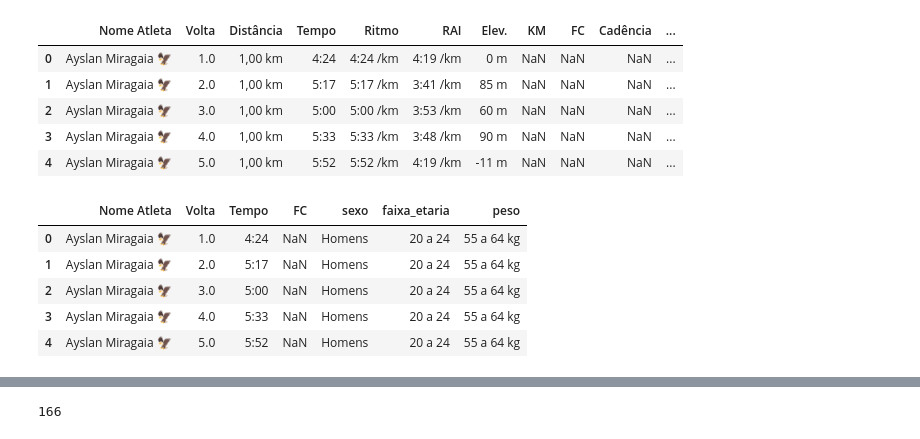
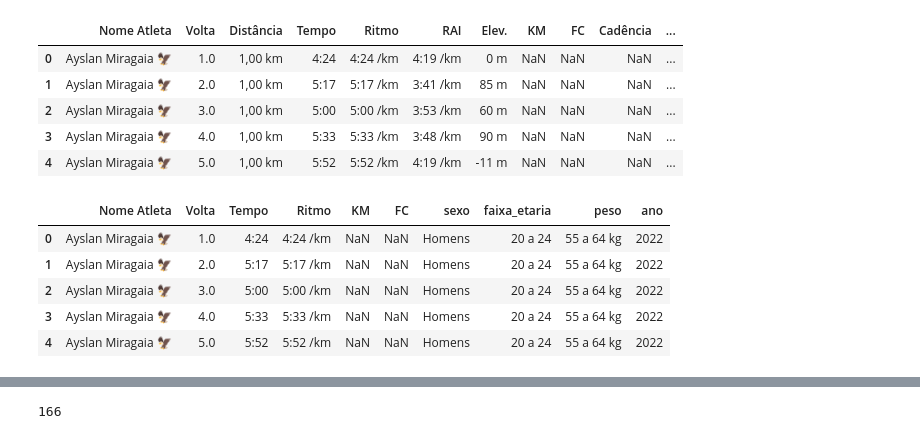
Before and after one commit to joaomts/-strava_analytics, a Jupyter notebook: analises_corredores.ipynb, the cells around one changed output, grey strips where cells are left out. Cells and saved outputs as stored; diff of their text form; code cells hidden in the pictures.

```diff
--- a/analises_corredores.ipynb
+++ b/analises_corredores.ipynb
@@ -72,5 +112,6 @@ df_atletas_2023_selecionado.head()
 # %%
-df_atletas_2022 = pd.read_csv("final_completo_dados_2022_P1.csv", sep=',')
+df_atletas_2022 = pd.read_csv("final_completo_dados_2022_P1.csv", sep=",")
+df_atletas_2022['ano'] = 2022
 df_atletas_2022.head()
 # %% [output]
 |  | Nome Atleta | Volta | Distância | Tempo | Ritmo | RAI | Elev. | KM | FC | Cadência | ... |
@@ -80,12 +121,24 @@ df_atletas_2022.head()
 | 3 | Ayslan Miragaia 🦅 | 4.0 | 1,00 km | 5:33 | 5:33 /km | 3:48 /km | 90 m | NaN | NaN | NaN | ... |
 | 4 | Ayslan Miragaia 🦅 | 5.0 | 1,00 km | 5:52 | 5:52 /km | 4:19 /km | -11 m | NaN | NaN | NaN | ... |
 # %%
-df_atletas_2022_selecionado = df_atletas_2022[['Nome Atleta', 'Volta', 'Tempo', 'FC', 'sexo', 'faixa_etaria', 'peso']]
+df_atletas_2022_selecionado = df_atletas_2022[
+    [
+        "Nome Atleta",
+        "Volta",
+        "Tempo",
+        "Ritmo",
+        "KM",
+        "FC",
+        "sexo",
+        "faixa_etaria",
+        "peso",
+    ]
+]
 df_atletas_2022_selecionado.head()
 # %% [output]
-|  | Nome Atleta | Volta | Tempo | FC | sexo | faixa_etaria | peso |
-| 0 | Ayslan Miragaia 🦅 | 1.0 | 4:24 | NaN | Homens | 20 a 24 | 55 a 64 kg |
-| 1 | Ayslan Miragaia 🦅 | 2.0 | 5:17 | NaN | Homens | 20 a 24 | 55 a 64 kg |
-| 2 | Ayslan Miragaia 🦅 | 3.0 | 5:00 | NaN | Homens | 20 a 24 | 55 a 64 kg |
-| 3 | Ayslan Miragaia 🦅 | 4.0 | 5:33 | NaN | Homens | 20 a 24 | 55 a 64 kg |
-| 4 | Ayslan Miragaia 🦅 | 5.0 | 5:52 | NaN | Homens | 20 a 24 | 55 a 64 kg |
+|  | Nome Atleta | Volta | Tempo | Ritmo | KM | FC | sexo | faixa_etaria | peso | ano |
+| 0 | Ayslan Miragaia 🦅 | 1.0 | 4:24 | 4:24 /km | NaN | NaN | Homens | 20 a 24 | 55 a 64 kg | 2022 |
+| 1 | Ayslan Miragaia 🦅 | 2.0 | 5:17 | 5:17 /km | NaN | NaN | Homens | 20 a 24 | 55 a 64 kg | 2022 |
+| 2 | Ayslan Miragaia 🦅 | 3.0 | 5:00 | 5:00 /km | NaN | NaN | Homens | 20 a 24 | 55 a 64 kg | 2022 |
+| 3 | Ayslan Miragaia 🦅 | 4.0 | 5:33 | 5:33 /km | NaN | NaN | Homens | 20 a 24 | 55 a 64 kg | 2022 |
+| 4 | Ayslan Miragaia 🦅 | 5.0 | 5:52 | 5:52 /km | NaN | NaN | Homens | 20 a 24 | 55 a 64 kg | 2022 |
```
Also changed, not shown: parts of 51 cells of this notebook, 1 other file.
